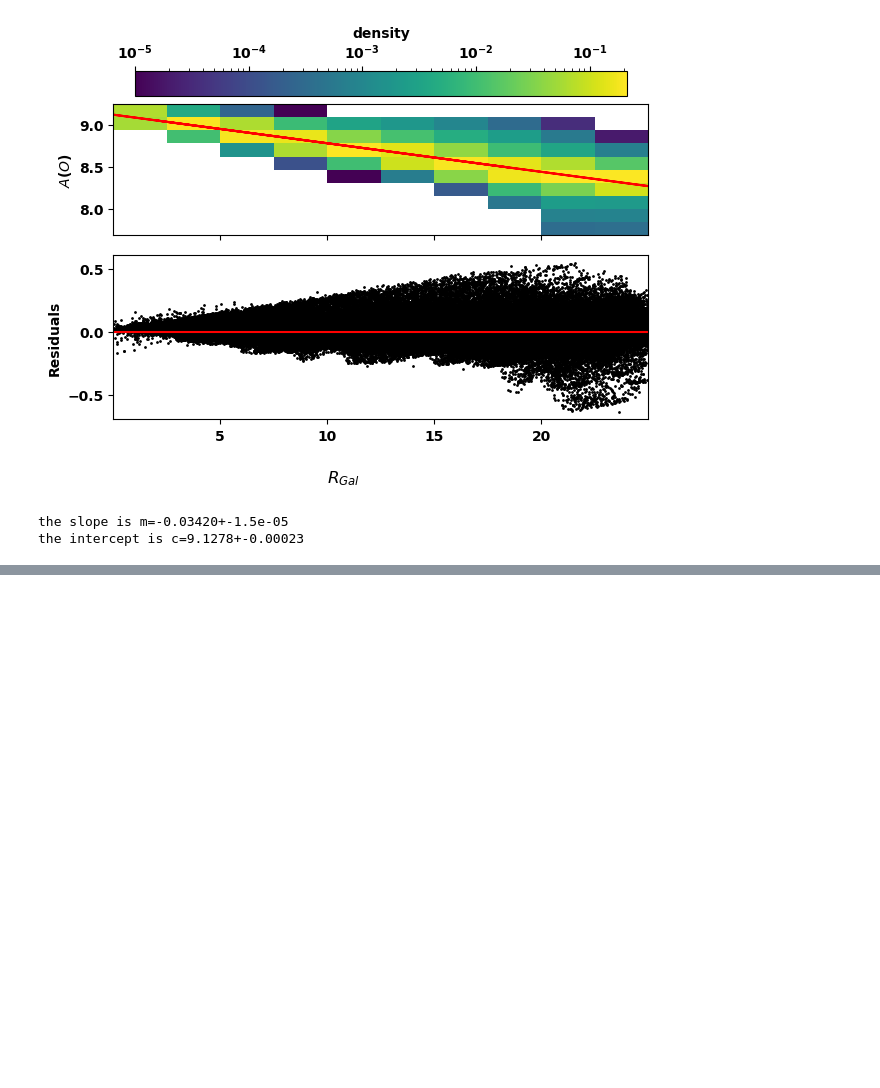
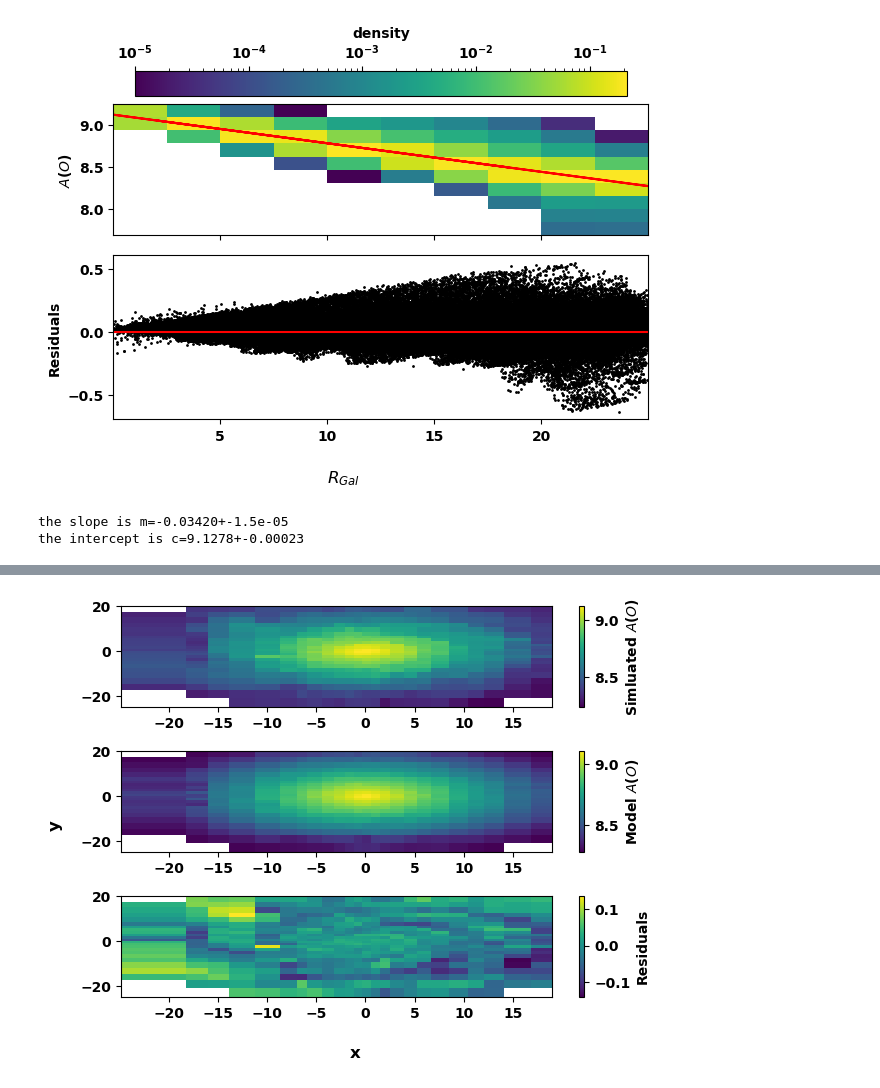
Before and after one commit to orm11/astr4004_assignment_02, a Jupyter notebook: Radial_metalicity_relatons_in_simlations.ipynb, the cells around one changed output, grey strips where cells are left out. Cells and saved outputs as stored; diff of their text form; code cells hidden in the pictures; blank space fills up the shorter version.

Commit message:
created grouped and binned tables in x-y space and plotted x-y maps of binned gas phase metalicity, the previously created model of gas phase metalicity and the residuals on the model

```diff
--- a/Radial_metalicity_relatons_in_simlations.ipynb
+++ b/Radial_metalicity_relatons_in_simlations.ipynb
@@ -43,0 +91,33 @@ the intercept is c=9.1278+-0.00023
+# %%
+data['x_bin'][np.argmin(data['x'])] = 0.0
+data['y_bin'][np.argmin(data['y'])] = 0.0
+# %%
+grouped_data = data.group_by(['x_bin','y_bin'])
+binned_data = grouped_data.groups.aggregate(np.median)
+# %%
+binned_data['x_bin'] = binned_data['x_bin'].astype(int)
+binned_data['y_bin'] = binned_data['y_bin'].astype(int)
+binned_data['x'] = [x_bin_centers[i] for i in binned_data['x_bin']]
+binned_data['y'] = [y_bin_centers[i] for i in binned_data['y_bin']]
+# %%
+grid = np.full((num_bins,num_bins),np.nan)
+AO_sim_grid = grid.copy()
+AO_sim_grid[binned_data['y_bin'],binned_data['x_bin']] = binned_data['A_O']
+AO_mod_grid = grid.copy()
+AO_res_grid = grid.copy()
+AO_mod_grid[binned_data['y_bin'],binned_data['x_bin']] = binned_data['model']
+AO_res_grid[binned_data['y_bin'],binned_data['x_bin']] = binned_data['residual']
+# %%
+fig, axs = plt.subplots(3)
+sim_img = axs[0].pcolormesh(x_bin_edges,y_bin_edges,AO_sim_grid)
+plt.colorbar(sim_img,ax=axs[0],label=r'Simluated $A(O)$')
+mod_img = axs[1].pcolormesh(x_bin_edges,y_bin_edges,AO_mod_grid)
+plt.colorbar(mod_img,ax=axs[1],label=r'Model $A(O)$')
+res_img = axs[2].pcolormesh(x_bin_edges,y_bin_edges,AO_res_grid)
+plt.colorbar(res_img,ax=axs[2],label=r'Residuals')
+fig.supxlabel('x')
+fig.supylabel('y')
+fig.tight_layout()
+fig.savefig('figures/binned_AO')
+# %% [output]
+[figure, added]
```
Also changed, not shown: parts of 5 cells of this notebook, 1 other file.
